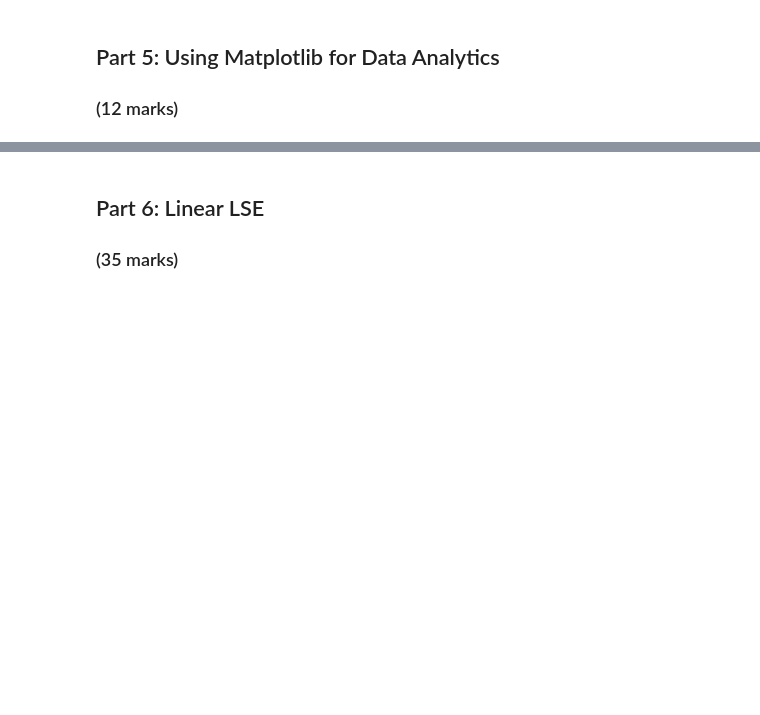
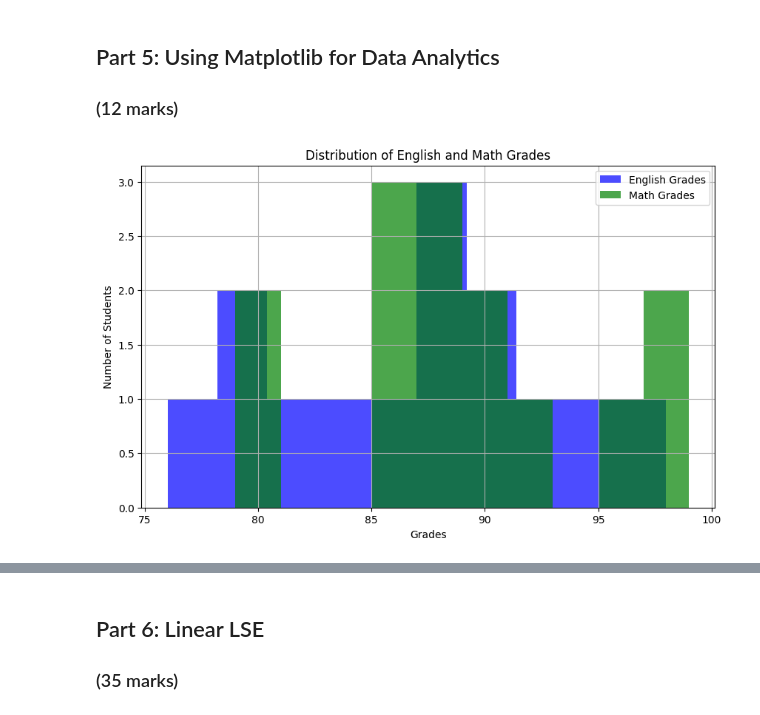
Before and after one commit to hRazaRizvi/ENGG680_2025_Fall, a Jupyter notebook: Lab_Assignment1/StudentGradeManagementSystem.ipynb, the cells around one changed output, grey strips where cells are left out. Drawn from its saved outputs; the diff is of its cells as text; code cells hidden in the pictures; blank space fills up the shorter version.

```diff
--- a/Lab_Assignment1/StudentGradeManagementSystem.ipynb
+++ b/Lab_Assignment1/StudentGradeManagementSystem.ipynb
@@ -636,31 +636,46 @@ newIndex
 ### (12 marks)
 # %%
 # In the space below, please import the matplotlib library
-#
+import matplotlib.pyplot as plt
+import pandas as pd
+
+# Load English and Math grade data
+df_english = pd.read_csv("/content/studentGrades_English.csv")
+df_math = pd.read_csv("/content/studentGrades_Math.csv")
+
+# Merge them using studentID
+df_studentGrades = pd.merge(df_english[['studentID', 'grade']],
+                            df_math[['studentID', 'grade']],
+                            on='studentID',
+                            suffixes=('_English', '_Math'))
 # %%
 # Let's use matplotlib to display a histogram of the grades distribution
 # Histograms are useful for seeing the distribution of the students grades
-
 plt.figure(figsize=(10, 6))
-plt.hist(df_studentGrades['englishGrade'], bins=10, alpha=0.7, label='English Grades', color='blue')
+plt.hist(df_studentGrades['grade_English'], bins=10, alpha=0.7, label='English Grades', color='blue')
 
 # Step 1: Use the line above as reference to create a histogram for the math grades
 # (1 mark)
-#
+plt.hist(df_studentGrades['grade_Math'], bins=10, alpha=0.7, label='Math Grades', color='green')
 
-# Step 2: Ensure that your plot is descriptive, so use labels (x and y axis), a title, and a legend.
+# Step 2: Ensure that your plot is descriptive, use labels (x and y axis), a title, and a legend.
 # Hint: Use the matplotlib .legend(loc='<location>') to add and place the legend.
 # You can use 'upper left', 'upper right', 'lower left', and 'lower right' to specify the location.
 # (3 marks)
-#
+plt.xlabel('Grades')
+plt.ylabel('Number of Students')
+plt.title('Distribution of English and Math Grades')
+plt.legend(loc='upper right')
 plt.grid(True)
 
-# Step 3: Use the .savefig('<image_title>'.png) to output an image file of the histogram.
+# Step 3: Use the .savefig('<image_title>.png') to output an image file of the histogram.
 # Please be sure to use a descriptive title!
 # (1 mark)
-#
+plt.savefig('grades_distribution_histogram.png')
 
 plt.show()
+# %% [output]
+[figure, added]
 # %%
 # Let's also use matplotlib to display a scatter plot of English vs. Math grades
 # Scatter plots are useful for seeing the relationship between two variables
```
Also changed, not shown: parts of 2 cells of this notebook.
